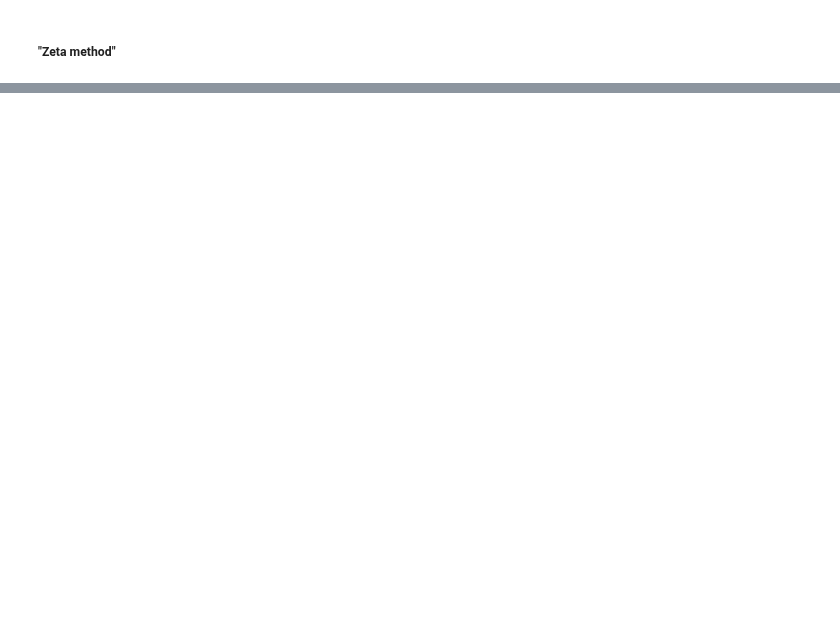
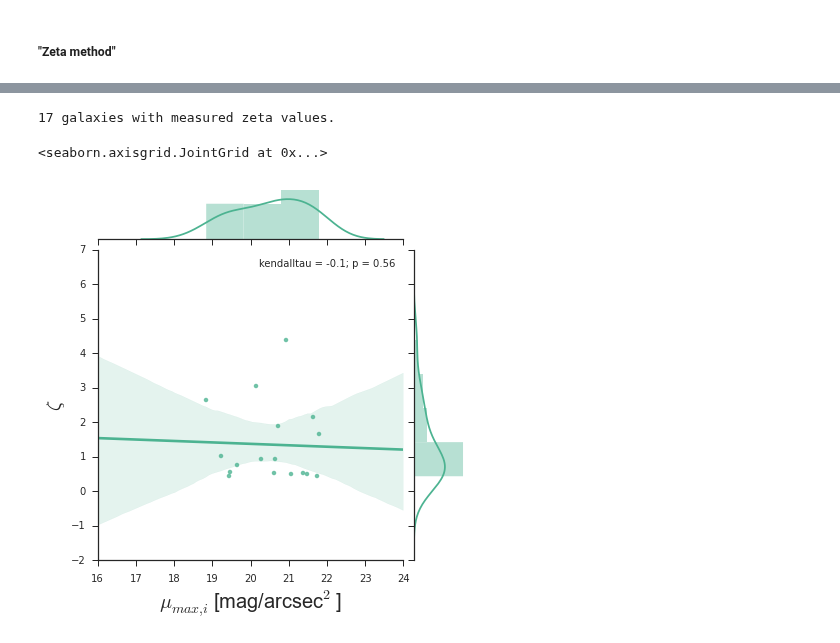
Before and after one commit to willettk/gzhubble, a Jupyter notebook: python/zeta.ipynb, the cells around one changed output, grey strips where cells are left out. Drawn from its saved outputs; the diff is of its cells as text; code cells hidden in the pictures; blank space fills up the shorter version.

```diff
--- a/python/zeta.ipynb
+++ b/python/zeta.ipynb
@@ -82,23 +103,27 @@ for ax in axarr.ravel():
 # %%
 # Find zeta for all images
 
-unique_galaxies = set(data['sdss_id'])
+data_z0['zeta'] = np.ones(len(data_z0)) * -99
 
-zeta = []
-sb = []
 for gal in unique_galaxies:
 
-    # Make sure there are enough points in the data to fit a function
-    ind = (data['sdss_id'] == gal)
+    # Make sure there are enough points to fit a function
+    ind = (data_z0['sdss_id'] == gal)
     slen = sum(ind)
     if slen > 3:
 
-        galaxy1 = data[ind & (data['sim_evolution'] == 0)]
+        galaxy1 = data_z0[ind]
 
         z_gal = galaxy1['sim_redshift']
-        f_gal = galaxy1['t00_smooth_or_features_a1_features_frac_weighted_2']
+        f_gal = galaxy1['p_features']
+        f_gal_norm = f_gal / f_gal[0]
 
-        p, cov = optimize.leastsq(errfunc,p_guess,args=(z_gal.astype(np.float64),f_gal.astype(np.float64)))
+        try:
+            p, cov = optimize.leastsq(errfunc,p_guess,args=(z_gal.astype(np.float64),f_gal_norm.astype(np.float64)))
+            zeta = p[0]
+        except TypeError:
+            print 'Galaxy %s has only %i redshifted images; slen = %i' % (galaxy1['sdss_id'][0],len(z_gal),slen)
+            zeta = -99.
 
-        zeta.append(p[2])
-        sb.append()
+        # Add zeta values to the larger table
+        data_z0['zeta'][ind & (data_z0['sim_evolution'] == 0)] = p[0]
@@ -108,0 +130,23 @@ for gal in unique_galaxies:
+# %%
+# Plot distribution of zeta as function of surface brightness
+from scipy.stats import kendalltau
+import seaborn as sns
+
+sns.set(style="ticks")
+
+# Only select unique galaxies
+blanks = np.zeros(len(data_z0),dtype=bool)
+for ug in set(data_z0['sdss_id']):
+    blanks[np.arange(len(data_z0))[data_z0['sdss_id'] == ug][0]] = True
+
+zetalim = data_z0[(data_z0['zeta'] < 20.) & (data_z0['zeta'] > -99.) & blanks]
+x = zetalim['mu_max_i']
+y = zetalim['zeta']
+print "%i galaxies with measured zeta values.\n" % len(zetalim)
+
+jg = sns.jointplot(x, y, kind="reg", stat_func=kendalltau, color="#4CB391")
+jg.set_axis_labels(r'$\mu_{max,i}$ [mag/arcsec$^2$]',r'$\zeta$',fontsize=20)
+# %% [output]
+17 galaxies with measured zeta values.
+<seaborn.axisgrid.JointGrid at 0x...>
+[figure, added]
```
Also changed, not shown: parts of 8 cells of this notebook.
